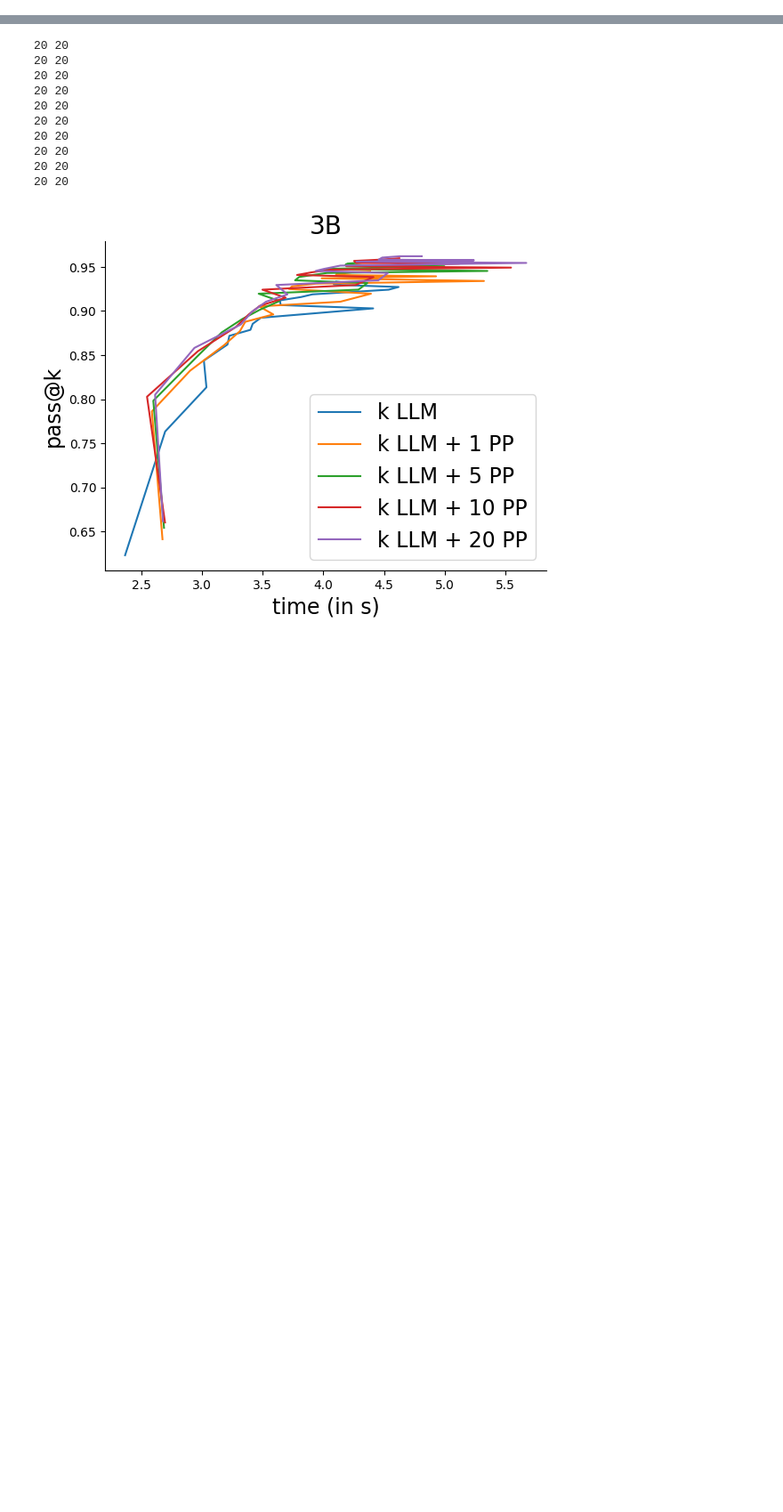
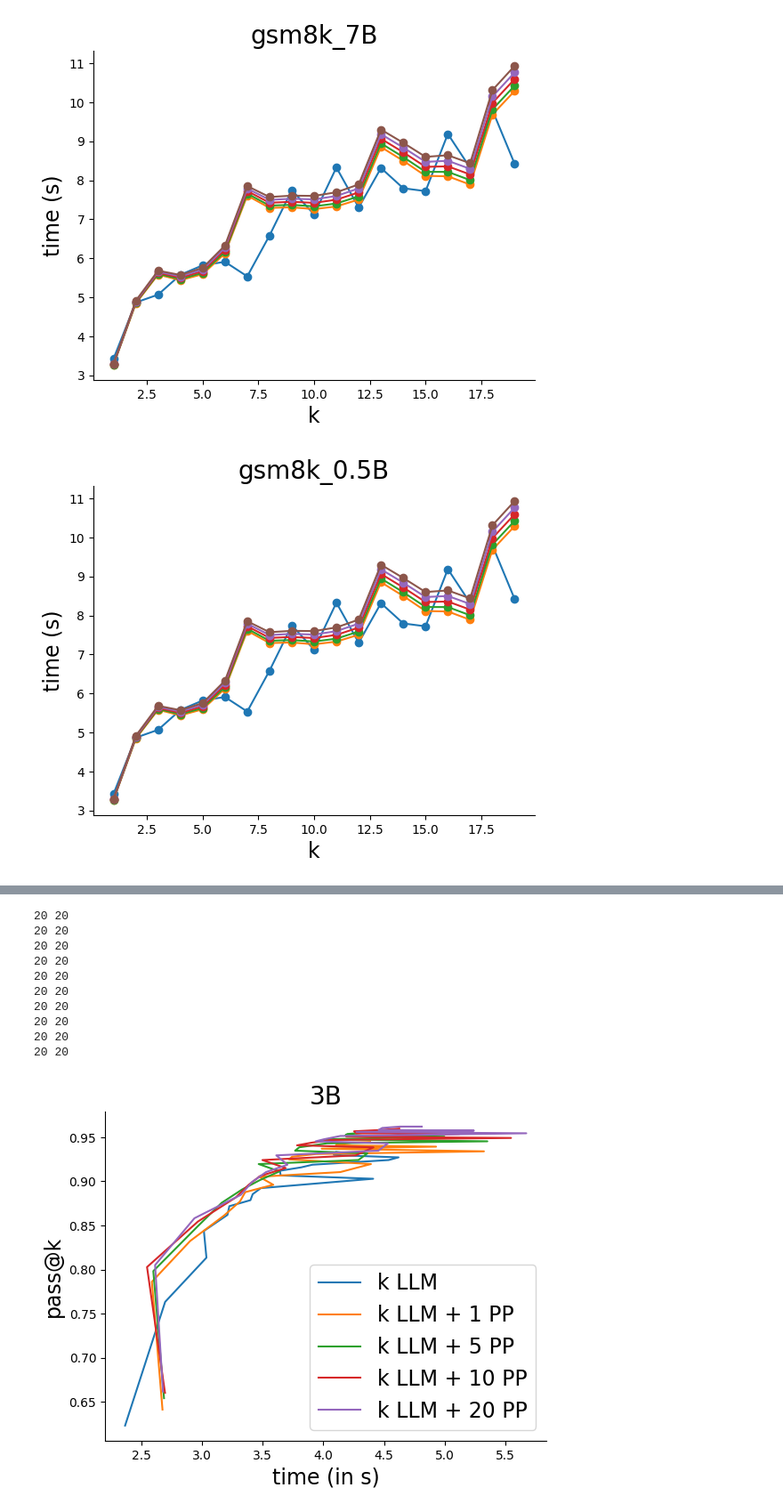
Before and after one commit to danielmisrael/PPoT, a Jupyter notebook: gsm8k/plot.ipynb, the cells around one changed output, grey strips where cells are left out. Shown at 89% size. Saved outputs shown, nothing was run; the diff lists cells and outputs as text; code cells hidden in the pictures; blank space fills up the shorter version.

```diff
--- a/gsm8k/plot.ipynb
+++ b/gsm8k/plot.ipynb
@@ -3,0 +135,7 @@ import csv
+# %%
+plot_k_vs_time("gsm8k", 0.5)
+plot_k_vs_time("gsm8k", 3)
+plot_k_vs_time("gsm8k", 7)
+# %% [output]
+[figure, added]
+[figure, added]
```
Also changed, not shown: parts of 8 cells of this notebook, 47 other files.
